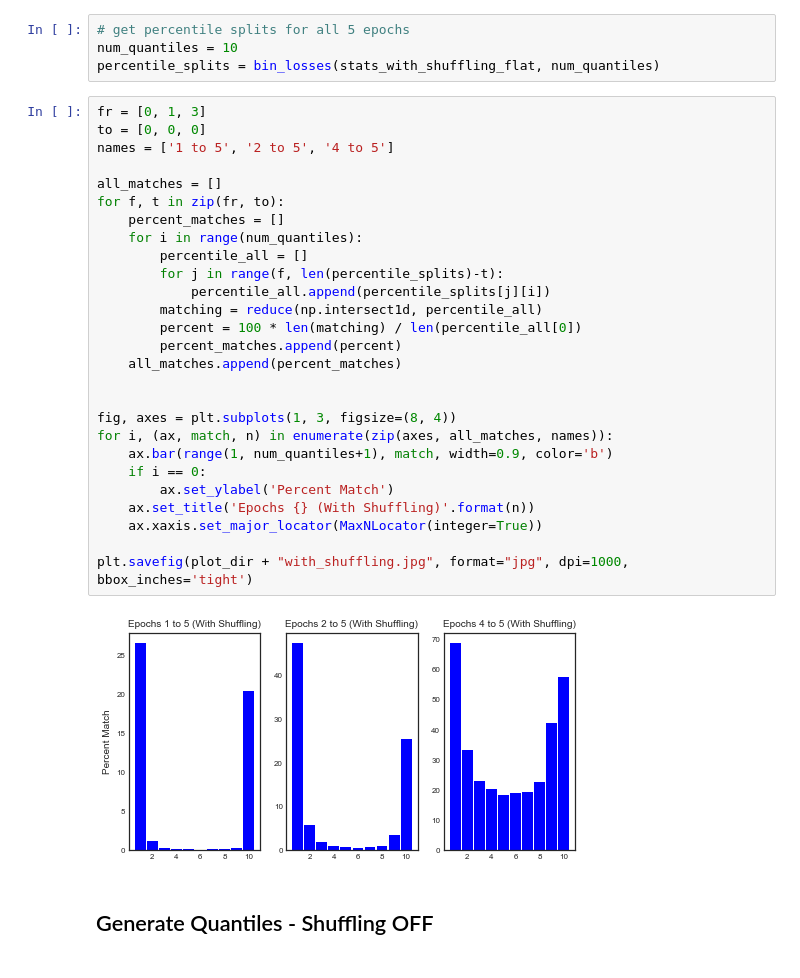
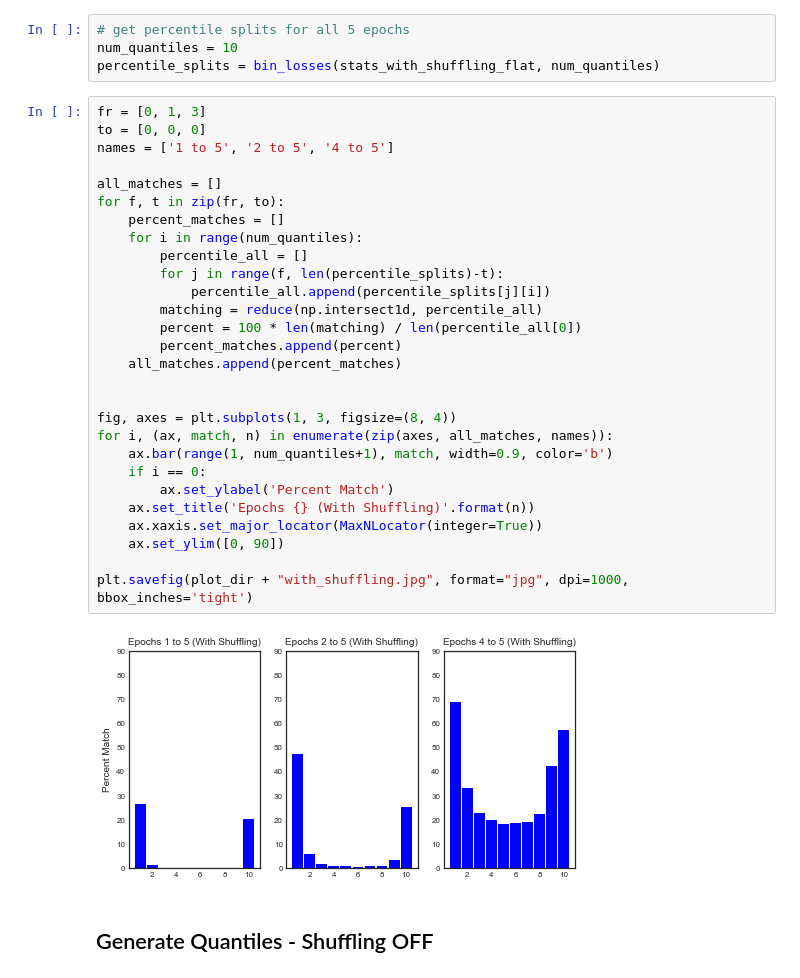
Before and after one commit to kevinzakka/blog-code, a Jupyter notebook: pr-lr/Loss Patterns.ipynb, the cells around one changed output. Saved outputs shown, nothing was run; the diff lists cells and outputs as text.

```diff
--- a/pr-lr/Loss Patterns.ipynb
+++ b/pr-lr/Loss Patterns.ipynb
@@ -296,32 +296,33 @@ percentile_splits = bin_losses(stats_with_shuffling_flat, num_quantiles)
 # %%
 fr = [0, 1, 3]
 to = [0, 0, 0]
 names = ['1 to 5', '2 to 5', '4 to 5']
 
 all_matches = []
 for f, t in zip(fr, to):
     percent_matches = []
     for i in range(num_quantiles):
         percentile_all = []
         for j in range(f, len(percentile_splits)-t):
             percentile_all.append(percentile_splits[j][i])
         matching = reduce(np.intersect1d, percentile_all)
         percent = 100 * len(matching) / len(percentile_all[0])
         percent_matches.append(percent)
     all_matches.append(percent_matches)
 
 
 fig, axes = plt.subplots(1, 3, figsize=(8, 4))
 for i, (ax, match, n) in enumerate(zip(axes, all_matches, names)):
     ax.bar(range(1, num_quantiles+1), match, width=0.9, color='b')
     if i == 0:
         ax.set_ylabel('Percent Match')
     ax.set_title('Epochs {} (With Shuffling)'.format(n))
     ax.xaxis.set_major_locator(MaxNLocator(integer=True))
+    ax.set_ylim([0, 90])
 
 plt.savefig(plot_dir + "with_shuffling.jpg", format="jpg", dpi=1000, bbox_inches='tight')
 # %% [output]
-[figure, old version]
+[figure, new version]
 # %% [markdown]
 ## Generate Quantiles - Shuffling OFF
 # %%
```
Also changed, not shown: parts of 1 cell of this notebook, 15 other files.
